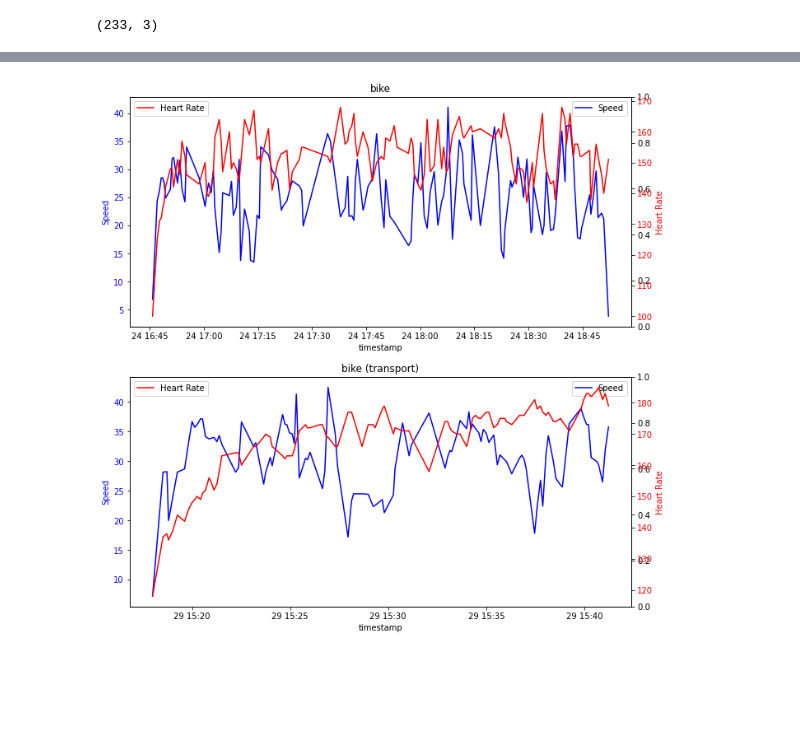
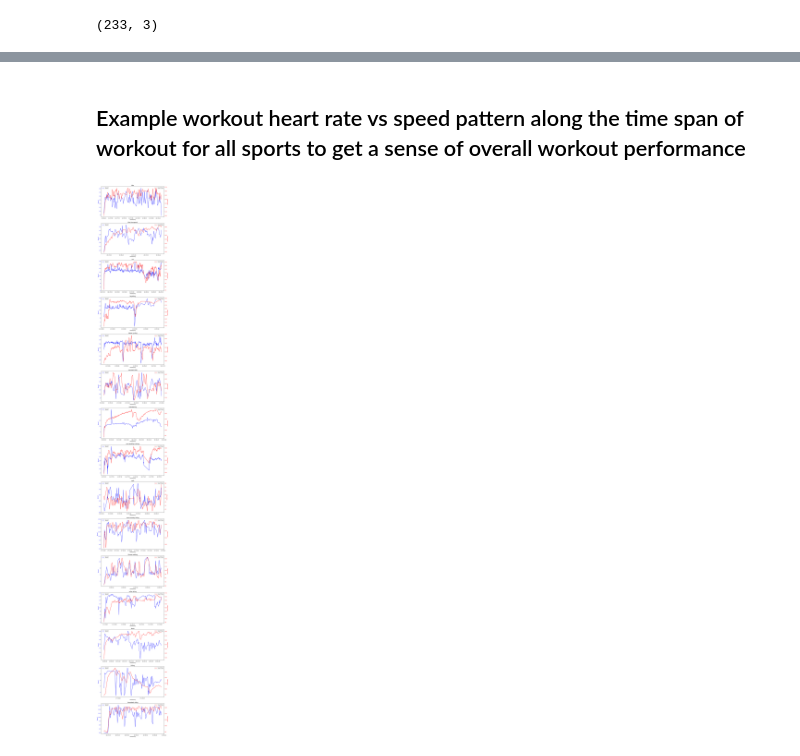
Before and after one commit to YingzeHou/DS200_Graduate_Proj, a Jupyter notebook: src/pre_process.ipynb, the cells around one changed output, grey strips where cells are left out. Cells and saved outputs as stored; diff of their text form; code cells hidden in the pictures; blank space fills up the shorter version.

```diff
--- a/src/pre_process.ipynb
+++ b/src/pre_process.ipynb
@@ -48,5 +61,9 @@ df = df.dropna()
 # %%
 def generate_sport_heart_rate_df(sport_type):
+    '''
+    Since values in original dataframe are stored in list, we can create individual dataframes for each sport type
+    to record the heart rate for plotting purpose
+    '''
     heart_rate_dict = {}
     for index, row in df.iterrows():
         if row['sport'] == sport_type:
@@ -151,3 +174,5 @@ plt.show()
+# %% [markdown]
+## Example workout heart rate vs speed pattern along the time span of workout for all sports to get a sense of overall workout performance
 # %%
 
 def plot_sport_data(sport, df, ax1, ax2):
@@ -180,31 +205,25 @@ def plot_sport_data(sport, df, ax1, ax2):
 
     filtered_df = filtered_df.drop(columns=['time_diff'])
 
-
     sns.lineplot(data=filtered_df, x='timestamp', y='speed', ax=ax1, label='Speed', color='blue')
     ax1.set_ylabel('Speed', color='blue')
     ax1.tick_params(axis='y', labelcolor='blue')
+    ax1.legend(['Speed'], loc='upper left')
 
-    ax2 = ax1.twinx()
+    # ax2 = ax1.twinx()
     sns.lineplot(data=filtered_df, x='timestamp', y='heart_rate', ax=ax2, label='Heart Rate', color='red')
     ax2.set_ylabel('Heart Rate', color='red')
     ax2.tick_params(axis='y', labelcolor='red')
+    ax2.legend(['Heart Rate'], loc='upper right')
     ax1.set_title(sport)
-
-# List of sports
-# sports = ['bike', 'bike (transport)', 'run', 'kayaking', 'indoor cycling', 'mountain bike', 'orienteering',
-#           'core stability training', 'walk', 'cross-country skiing', 'fitness walking', 'roller skiing',
-#           'skate', 'hiking', 'horseback riding']
-
-sports = ['bike', 'bike (transport)']
-
-# # Create subplots with 1 column and a number of rows equal to the number of sports
-fig, axes = plt.subplots(nrows=len(sports), ncols=1, figsize=(10, 5 * len(sports)))  # Adjusted figsize for better layout
-fig.tight_layout(pad=4.0)
-
-for i, sport in enumerate(sports):
-    plot_sport_data(sport, df, axes[i], axes[i].twinx())
-
-plt.show()
-# %% [output]
-[figure, removed]
+# %%
+# Create subplots with 1 column and a number of rows equal to the number of sports
+fig, axes = plt.subplots(nrows=len(sport_types), ncols=1, figsize=(10, 5 * len(sport_types)))  # Adjusted figsize for better layout
+fig.tight_layout(pad=4.0)
+
+for i, sport in enumerate(sport_types):
+    plot_sport_data(sport, df, axes[i], axes[i].twinx())
+
+plt.show()
+# %% [output]
+[figure, added]
```
Also changed, not shown: parts of 9 cells of this notebook, 1 other file.
